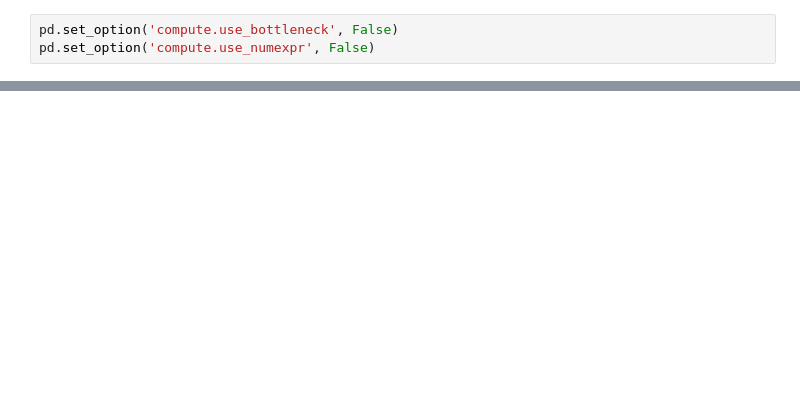
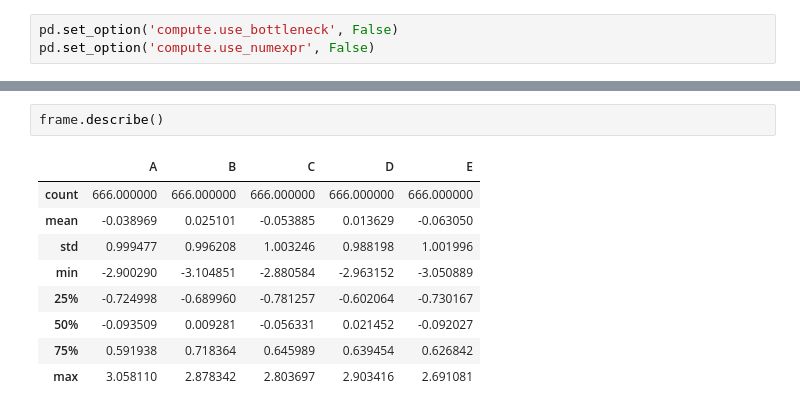
Before and after one commit to nayeem880/cute_pandas, a Jupyter notebook: Essential basic functionality.ipynb, the cells around one changed output, grey strips where cells are left out. Drawn from its saved outputs; the diff is of its cells as text; blank space fills up the shorter version.

```diff
--- a/Essential basic functionality.ipynb
+++ b/Essential basic functionality.ipynb
@@ -168,0 +810,12 @@ Name: two, dtype: float64
+# %%
+frame.describe()
+# %% [output]
+|  | A | B | C | D | E |
+| count | 666.000000 | 666.000000 | 666.000000 | 666.000000 | 666.000000 |
+| mean | -0.038969 | 0.025101 | -0.053885 | 0.013629 | -0.063050 |
+| std | 0.999477 | 0.996208 | 1.003246 | 0.988198 | 1.001996 |
+| min | -2.900290 | -3.104851 | -2.880584 | -2.963152 | -3.050889 |
+| 25% | -0.724998 | -0.689960 | -0.781257 | -0.602064 | -0.730167 |
+| 50% | -0.093509 | 0.009281 | -0.056331 | 0.021452 | -0.092027 |
+| 75% | 0.591938 | 0.718364 | 0.645989 | 0.639454 | 0.626842 |
+| max | 3.058110 | 2.878342 | 2.803697 | 2.903416 | 2.691081 |
```
Also changed, not shown: parts of 131 cells of this notebook, 1 other file.
